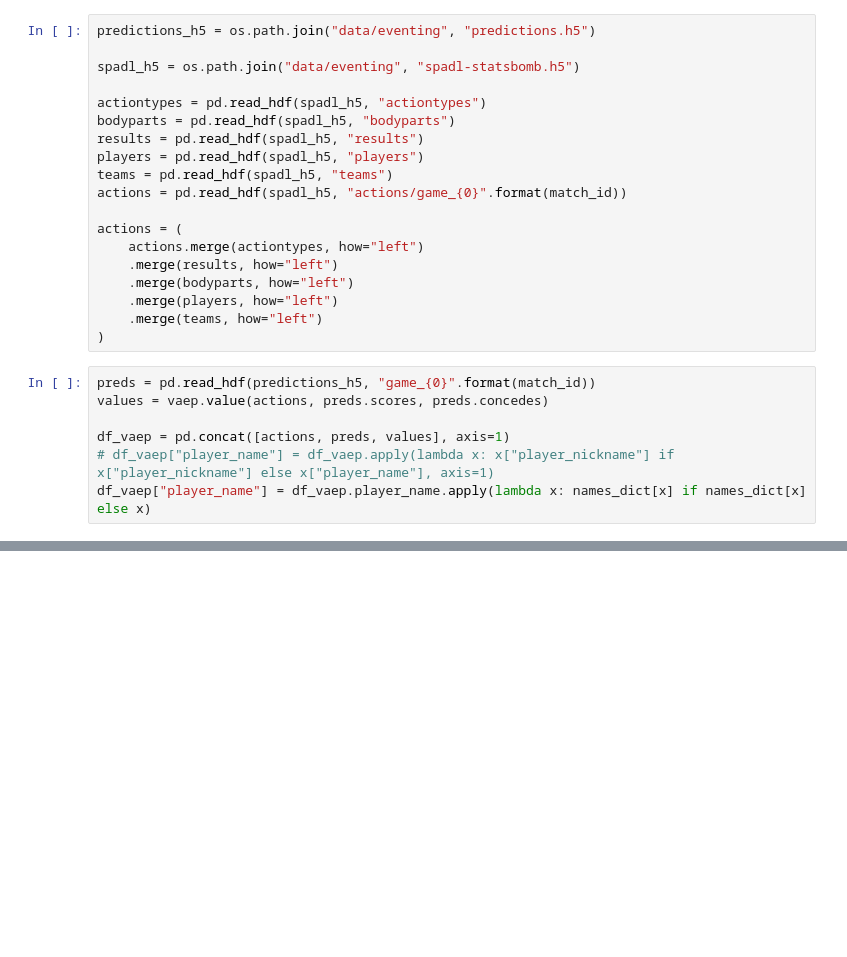
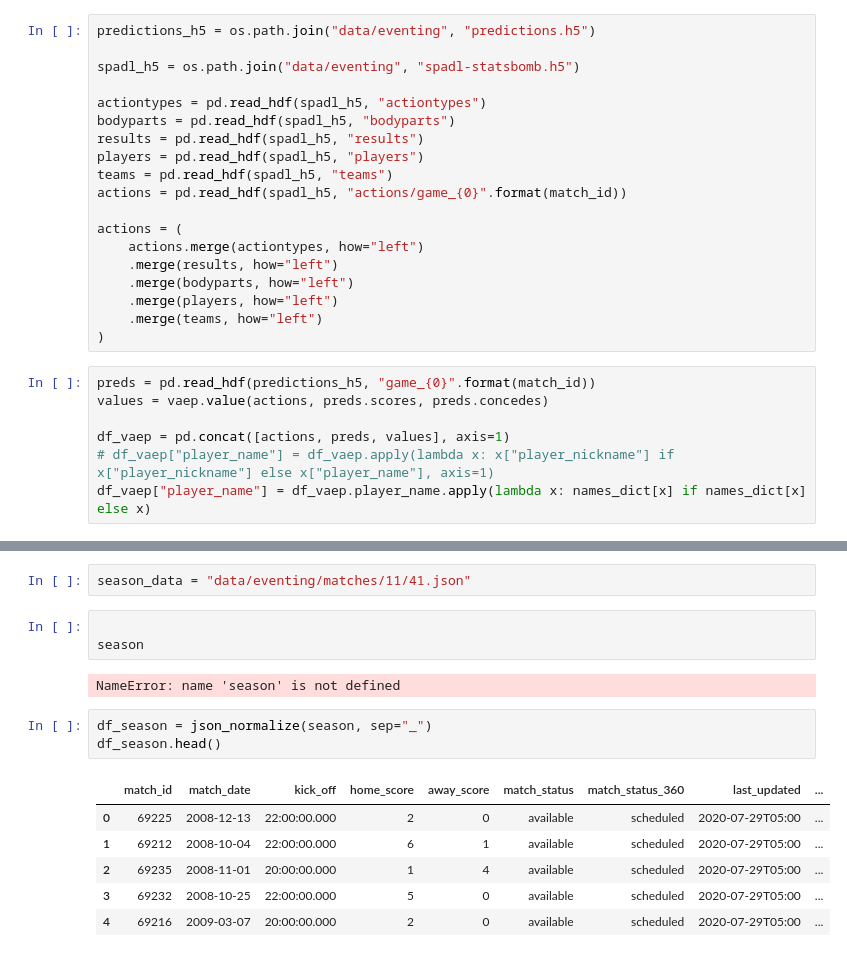
Before and after one commit to shreyan241/DSC-241-Soccer-TDA, a Jupyter notebook: features_test.ipynb, the cells around one changed output, grey strips where cells are left out. Cells and saved outputs as stored; diff of their text form; blank space fills up the shorter version.

Commit message:
Data creation and ML model
Added notebooks for dataset creation and model training and inference

```diff
--- a/features_test.ipynb
+++ b/features_test.ipynb
@@ -405,0 +753,17 @@ Average Team VAEP Value: 0.006071046009353653
+# %%
+season_data = "data/eventing/matches/11/41.json"
+# %%
+
+season
+# %% [output]
+NameError: name 'season' is not defined
+# %%
+df_season = json_normalize(season, sep="_")
+df_season.head()
+# %% [output]
+|  | match_id | match_date | kick_off | home_score | away_score | match_status | match_status_360 | last_updated | ... |
+| 0 | 69225 | 2008-12-13 | 22:00:00.000 | 2 | 0 | available | scheduled | 2020-07-29T05:00 | ... |
+| 1 | 69212 | 2008-10-04 | 22:00:00.000 | 6 | 1 | available | scheduled | 2020-07-29T05:00 | ... |
+| 2 | 69235 | 2008-11-01 | 20:00:00.000 | 1 | 4 | available | scheduled | 2020-07-29T05:00 | ... |
+| 3 | 69232 | 2008-10-25 | 22:00:00.000 | 5 | 0 | available | scheduled | 2020-07-29T05:00 | ... |
+| 4 | 69216 | 2009-03-07 | 20:00:00.000 | 2 | 0 | available | scheduled | 2020-07-29T05:00 | ... |
```
Also changed, not shown: parts of 30 cells of this notebook, 1 other file.
